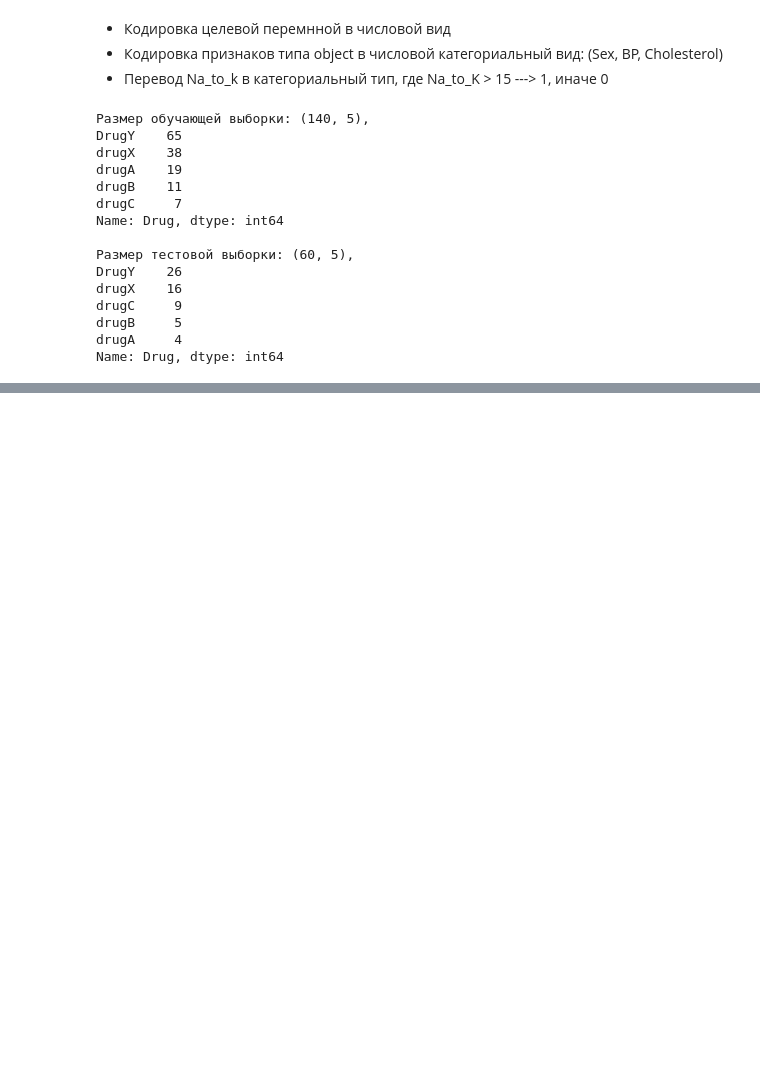
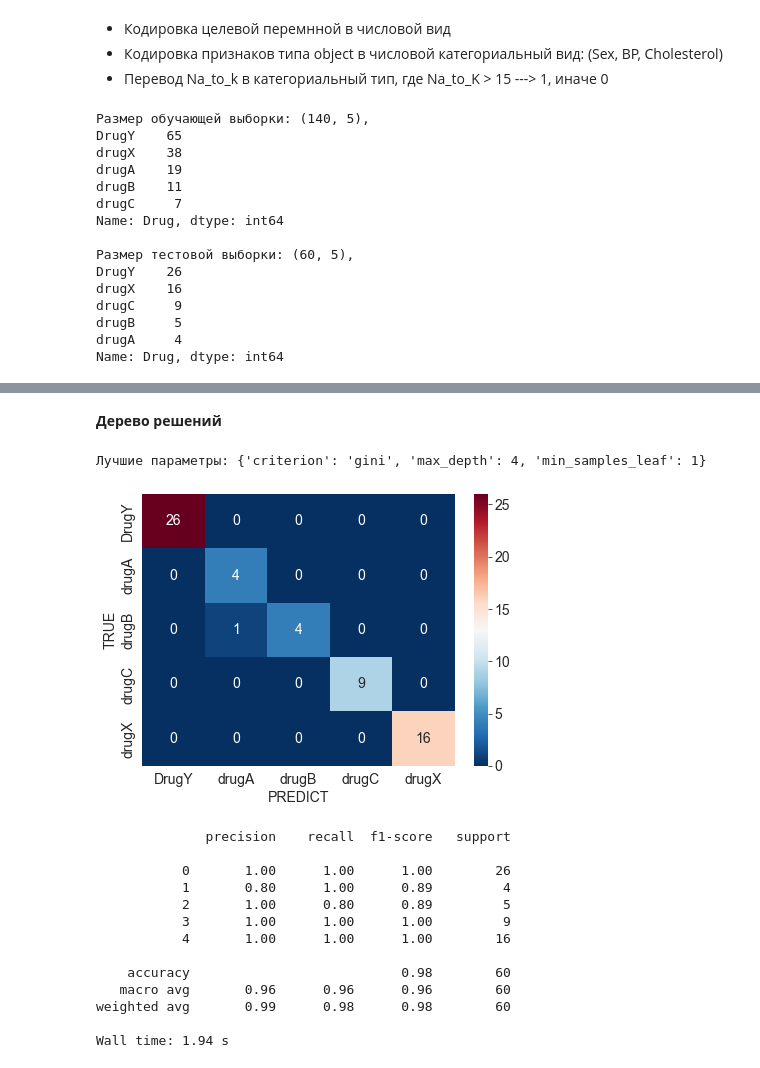
Before and after one commit to LeaReys/drug_dataset, a Jupyter notebook: drug_cl.ipynb, the cells around one changed output, grey strips where cells are left out. Drawn from its saved outputs; the diff is of its cells as text; code cells hidden in the pictures; blank space fills up the shorter version.

```diff
--- a/drug_cl.ipynb
+++ b/drug_cl.ipynb
@@ -407,0 +475,28 @@ Drug [0, 1, 2, 3, 4] = ['DrugY' 'drugA' 'drugB' 'drugC' 'drugX']
+# %% [markdown]
+**Дерево решений**
+# %%
+%%time
+TREE_model = DecisionTreeClassifier(random_state=42)
+TREE_params = {'criterion': ['gini', 'entropy', 'log_loss'],
+            'max_depth': np.arange(2, 10, 2),
+            'min_samples_leaf': np.arange(1, 5, 1)}
+
+best_TREE_model, TREE_y = modeling (TREE_model, TREE_params, X_train, y_train, X_test)
+metrics(y_test, TREE_y)
+scores['Decision Tree'] = f1_score(y_test, TREE_y, average='weighted')
+# %% [output]
+Лучшие параметры: {'criterion': 'gini', 'max_depth': 4, 'min_samples_leaf': 1}
+[figure, added]
+              precision    recall  f1-score   support
+
+           0       1.00      1.00      1.00        26
+           1       0.80      1.00      0.89         4
+           2       1.00      0.80      0.89         5
+           3       1.00      1.00      1.00         9
+           4       1.00      1.00      1.00        16
+
+    accuracy                           0.98        60
+   macro avg       0.96      0.96      0.96        60
+weighted avg       0.99      0.98      0.98        60
+
+Wall time: 1.94 s
```
Also changed, not shown: parts of 28 cells of this notebook.
